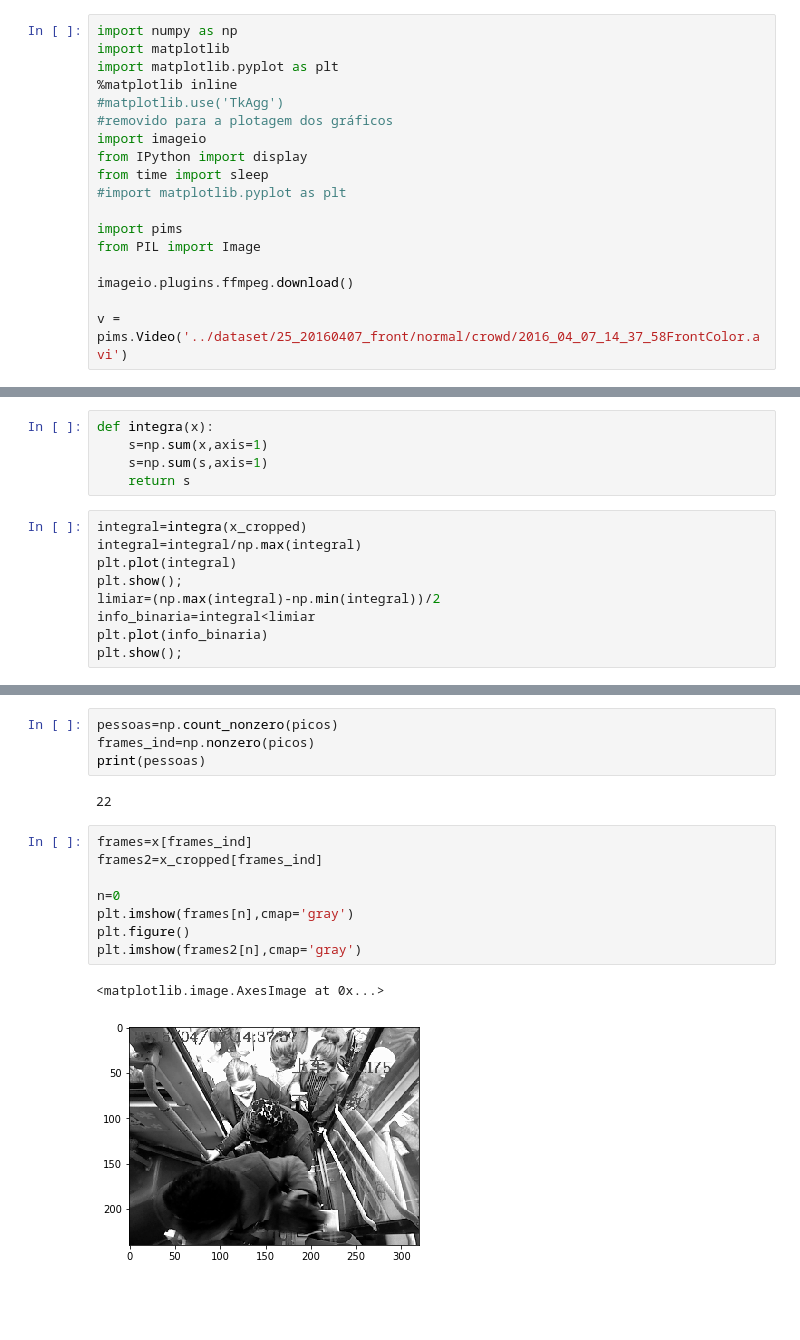
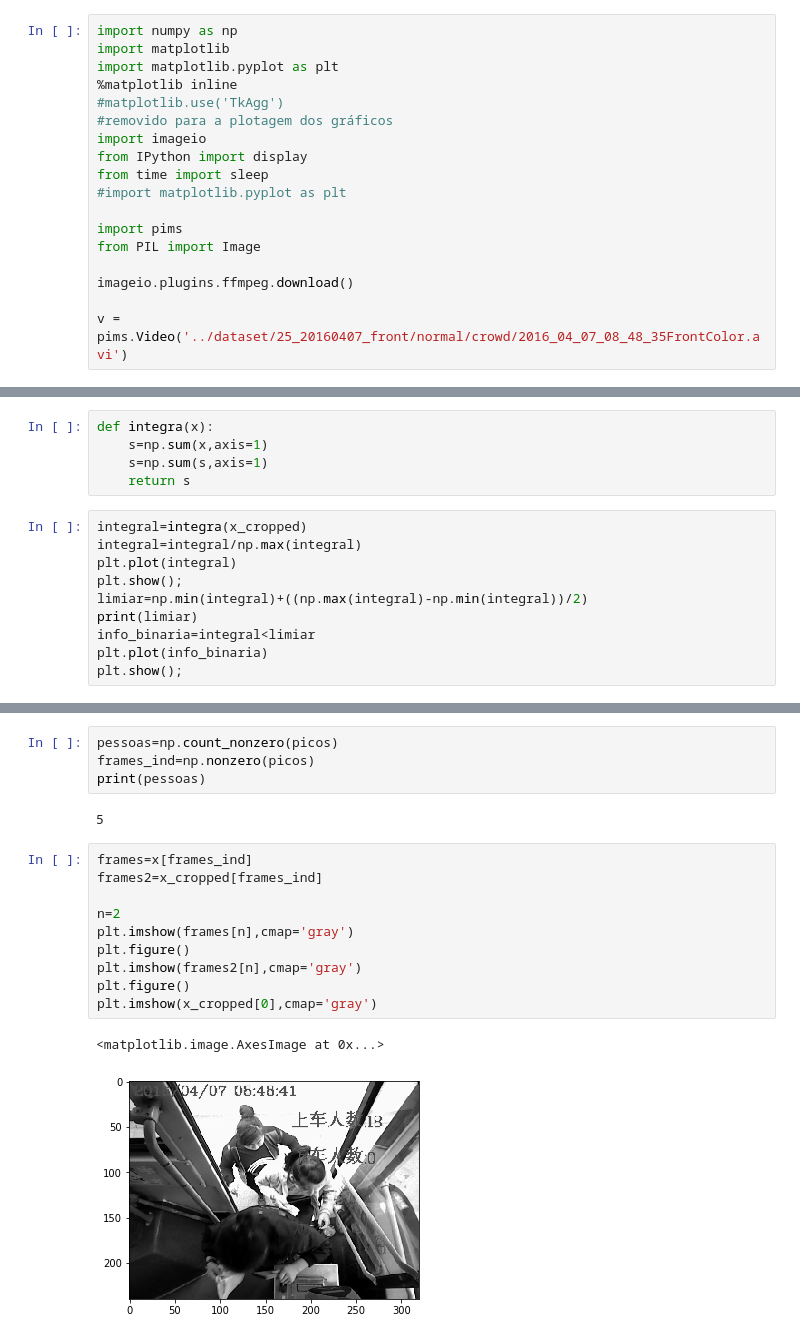
Before and after one commit to grupo9ia898/scap, a Jupyter notebook: scap.ipynb, the cells around one changed output, grey strips where cells are left out. Saved outputs shown, nothing was run; the diff lists cells and outputs as text; blank space fills up the shorter version.

```diff
--- a/scap.ipynb
+++ b/scap.ipynb
@@ -17,7 +17,7 @@ from PIL import Image
 
 imageio.plugins.ffmpeg.download()
 
-v = pims.Video('../dataset/25_20160407_front/normal/crowd/2016_04_07_14_37_58FrontColor.avi')
+v = pims.Video('../dataset/25_20160407_front/normal/crowd/2016_04_07_08_48_35FrontColor.avi')
 # %%
 def play(video):
 
@@ -79,7 +79,8 @@ integral=integra(x_cropped)
 integral=integral/np.max(integral)
 plt.plot(integral)
 plt.show();
-limiar=(np.max(integral)-np.min(integral))/2
+limiar=np.min(integral)+((np.max(integral)-np.min(integral))/2)
+print(limiar)
 info_binaria=integral<limiar
 plt.plot(info_binaria)
 plt.show();
@@ -97,15 +99,17 @@ pessoas=np.count_nonzero(picos)
 frames_ind=np.nonzero(picos)
 print(pessoas)
 # %% [output]
-22
+5
 # %%
 frames=x[frames_ind]
 frames2=x_cropped[frames_ind]
 
-n=0
+n=2
 plt.imshow(frames[n],cmap='gray')
 plt.figure()
 plt.imshow(frames2[n],cmap='gray')
+plt.figure()
+plt.imshow(x_cropped[0],cmap='gray')
 # %% [output]
 <matplotlib.image.AxesImage at 0x...>
-[figure, old version]
+[figure, new version]
```
Also changed, not shown: parts of 4 cells of this notebook.
